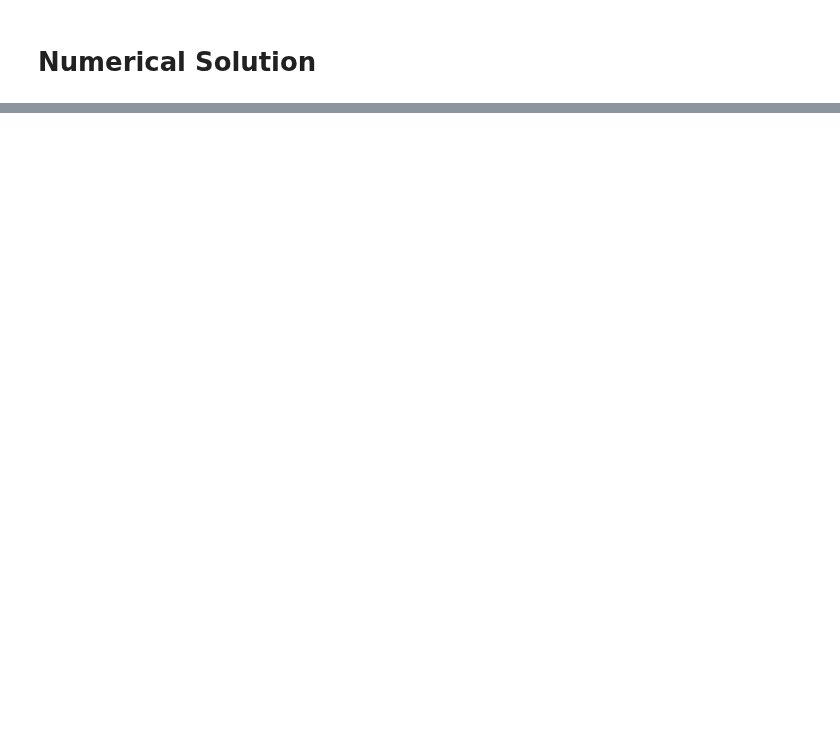
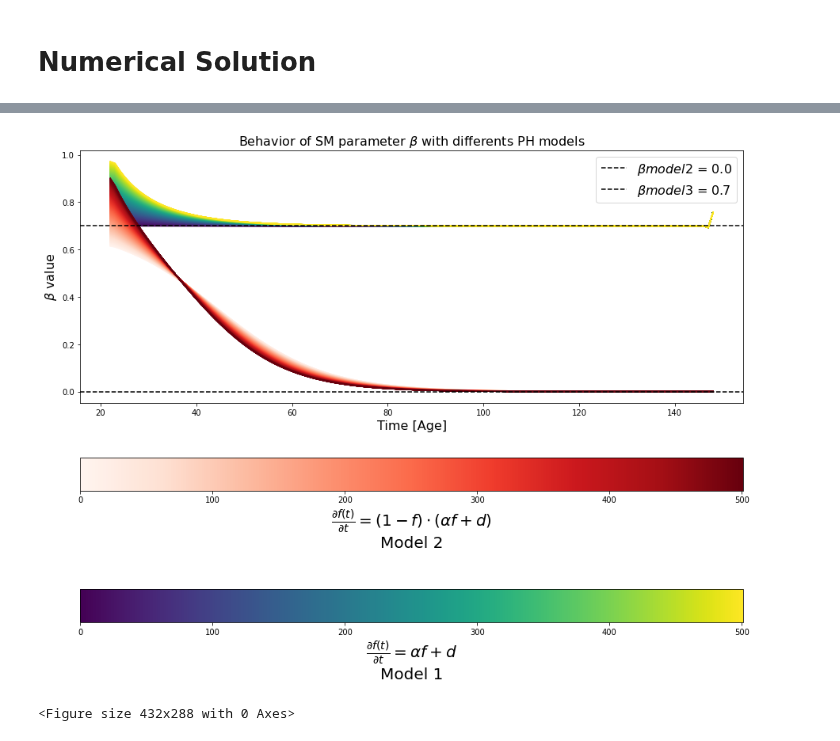
Before and after one commit to Rafther0112/Human_Aging_Research, a Jupyter notebook: friday_21_28/SM_correlation.ipynb, the cells around one changed output, grey strips where cells are left out. Cells and saved outputs as stored; diff of their text form; code cells hidden in the pictures; blank space fills up the shorter version.

```diff
--- a/friday_21_28/SM_correlation.ipynb
+++ b/friday_21_28/SM_correlation.ipynb
@@ -111,0 +122,19 @@ plt.plot(temporal_evolution, data/np.e**((derivative_process/data)*temporal_evol
+# %%
+# vamos a realizar la linea del modelo 3 el cual es el modelo de continuidad de adicion de daño exogeno con diferentes valor de d
+
+def f(x, alpha_damage_propagation, disease_rate, t=None):
+    return alpha_damage_propagation*x + disease_rate
+
+
+disease_rate_steps = array_valores = np.arange(0.000001, 0.005 + 0.00001, 0.00001)
+
+for D in disease_rate_steps:
+    temporal_evolution = np.arange(tiempo_vida_inicial,tiempo_vida_maximo,h)
+    frailty_index_differential_equation,gompertz_law_differential_equation,temporal_evolution_differential_equation = Runke_Kutta_Method(temporal_evolution,D)
+    valores_beta_R = np.empty((2), dtype = object)
+    temporal_evolution = temporal_evolution_differential_equation
+    data = gompertz_law_differential_equation
+    derivative_process = dxdt(data, temporal_evolution, kind="finite_difference", k=3)
+    beta_values = derivative_process/data
+
+    Y_collections.append(beta_values)
@@ -111,0 +162,53 @@ plt.plot(temporal_evolution, data/np.e**((derivative_process/data)*temporal_evol
+# %%
+import matplotlib.pyplot as plt
+import numpy as np
+
+# Example data
+X = temporal_evolution
+
+A_values = np.arange(0, len(Y_collections), 1)  # Replace this with your parameter A values
+A_values_2 = np.arange(0, len(Y_collection2), 1)  # Replace this with your parameter A values
+
+# Create the plot with different colors for each line
+
+fig, ax = plt.subplots(figsize=(15,12))
+
+for Y, A in tqdm(zip(Y_collections, A_values)):
+    # Create a separate colormap for each line
+    colors = plt.cm.viridis(A_values / max(A_values))  # Normalize A_values between 0 and 1
+    ax.plot(X[2:-1], Y[2:-1], color=colors[A])
+
+sm = plt.cm.ScalarMappable(cmap=plt.cm.viridis, norm=plt.Normalize(vmin=min(A_values), vmax=max(A_values)))
+sm.set_array([])  # Set an empty array to create the colorbar based on the colormap
+
+
+for Y, A in tqdm(zip(Y_collection2, A_values)):
+    # Create a separate colormap for each line
+
+    colors2 = plt.cm.Reds(A_values / max(A_values))  # Normalize A_values between 0 and 1
+    ax.plot(X[2:-1], Y[2:-1], color=colors2[A])
+
+sm2 = plt.cm.ScalarMappable(cmap=plt.cm.Reds, norm=plt.Normalize(vmin=min(A_values), vmax=max(A_values)))
+sm2.set_array([])  # Set an empty array to create the colorbar based on the colormap
+
+
+ax.axhline(y=0.0, color='black', linestyle='--', label=rf'$\beta model 2$ = 0.0')
+ax.axhline(y=coupling_factor, color='black', linestyle='--', label=rf'$\beta model 3$ = {coupling_factor}')
+
+cbar = plt.colorbar(sm, orientation = "horizontal")
+cbar2 = plt.colorbar(sm2, orientation = "horizontal")
+
+ax.set_xlabel(r'Time [Age]', fontsize=16)
+ax.set_ylabel(r'$\beta$ value', fontsize=16)
+ax.set_title(r"Behavior of SM parameter $\beta$ with differents PH models", fontsize= 16)
+cbar.set_label(r"$\frac{\partial{f(t)}}{\partial{t}} = \alpha f + d$" + "\n" + "Model 1", fontsize=20)
+
+cbar2.set_label(r"$\frac{\partial{f(t)}}{\partial{t}} = (1-f) \cdot (\alpha f + d)$" + "\n" + "Model 2", fontsize=20)
+
+
+ax.legend(fontsize = 16)
+plt.show()
+plt.savefig("Behaviour_beta_differents_models.jpg", dpi = 1000)
+# %% [output]
+[figure, added]
+<Figure size 432x288 with 0 Axes>
```
Also changed, not shown: parts of 12 cells of this notebook, 16 other files.
